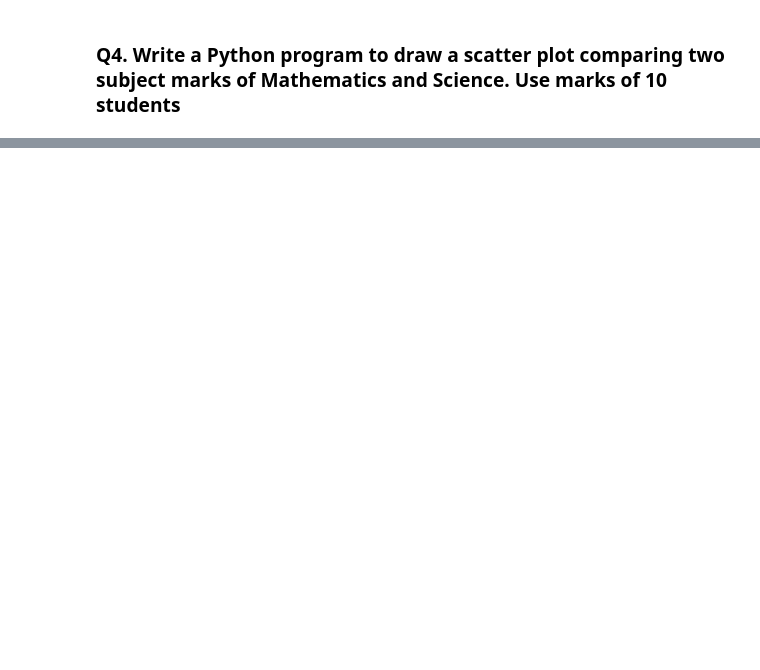
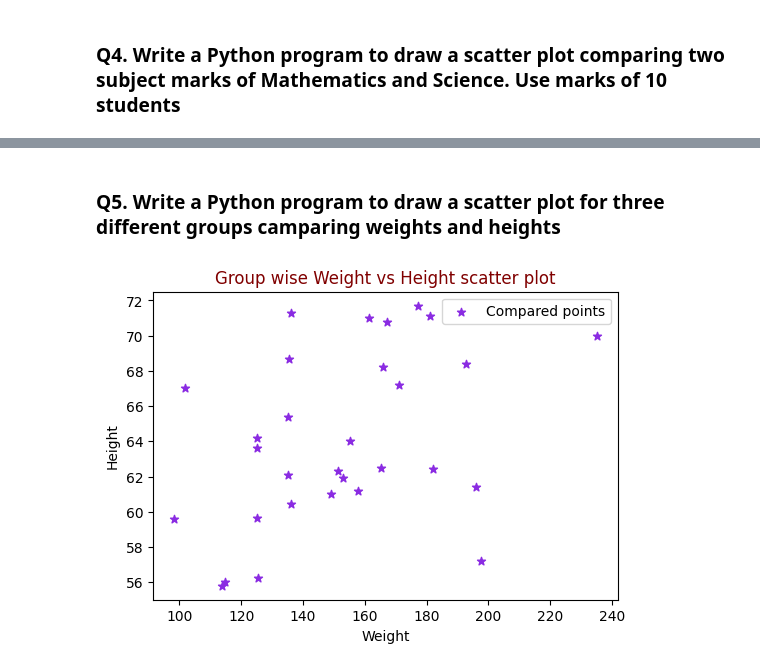
Before and after one commit to Ankitha8105/Python_Libraries, a Jupyter notebook: Matplotlib/scatterplot.ipynb, the cells around one changed output, grey strips where cells are left out. Cells and saved outputs as stored; diff of their text form; code cells hidden in the pictures; blank space fills up the shorter version.

```diff
--- a/Matplotlib/scatterplot.ipynb
+++ b/Matplotlib/scatterplot.ipynb
@@ -161,0 +163,44 @@ if __name__ == "__main__":
+# %% [markdown]
+### Q5. Write a Python program to draw a scatter plot for three different groups camparing weights and heights
+# %%
+log = logger.logger_init('Q5')
+
+
+def comparing_plot(height,weight):
+    """
+    Description :
+        This function is used to to draw a scatter plot for three different groups camparing weights
+        and heights
+    Parameters :
+        height = group of heights
+        weight = group of weights
+    Return :
+        It returns Scatterplots for three different groups camparing weights and heights
+    """
+    plt.figure(figsize=(6,4))
+    plt.scatter(weight,height,marker='*',color='BlueViolet',label="Compared points")
+
+    plt.xlabel('Weight')
+    plt.ylabel('Height')
+    plt.title("Group wise Weight vs Height scatter plot",color='maroon')
+
+    plt.legend()
+    plt.show()
+
+
+def main():
+    weight1=np.array([67,57.2,59.6,59.64,55.8,61.2,60.45,61,56.23,56])
+    height1=np.array([101.7,197.6,98.3,125.1,113.7,157.7,136,148.9,125.3,114.9])
+    weight2=np.array([61.9,64,62.1,64.2,62.3,65.4,62.4,61.4,62.5,63.6])
+    height2=np.array([152.8,155.3,135.1,125.2,151.3,135,182.2,195.9,165.1,125.1])
+    weight3=np.array([68.2,67.2,68.4,68.7,71,71.3,70.8,70,71.1,71.7])
+    height3=np.array([165.8,170.9,192.8,135.4,161.4,136.1,167.1,235.1,181.1,177.3])
+    weight = np.concatenate((weight1,weight2,weight3))
+    height = np.concatenate((height1,height2,height3))
+    comparing_plot(weight,height)
+
+
+if __name__ == "__main__":
+    main()
+# %% [output]
+[figure, added]
```
Also changed, not shown: parts of 2 cells of this notebook.
